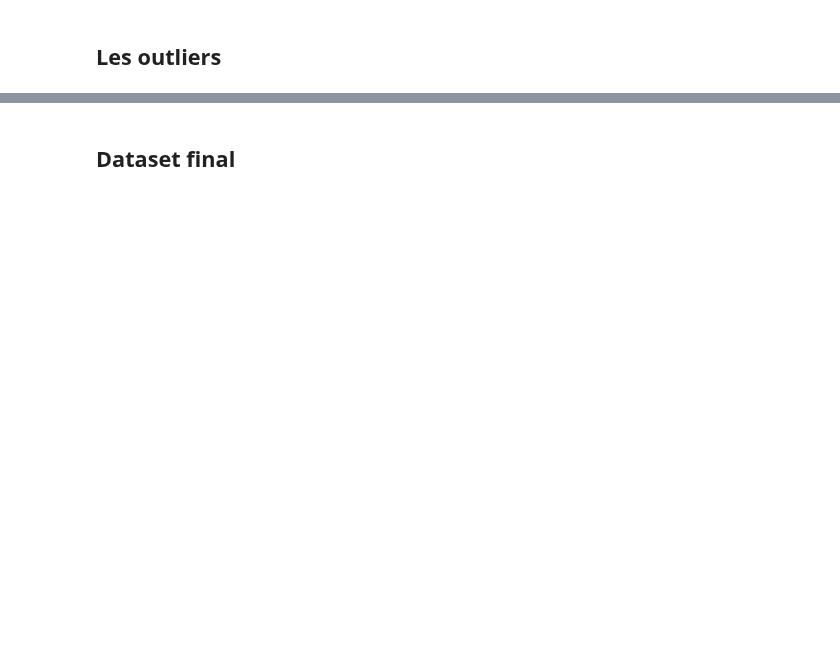
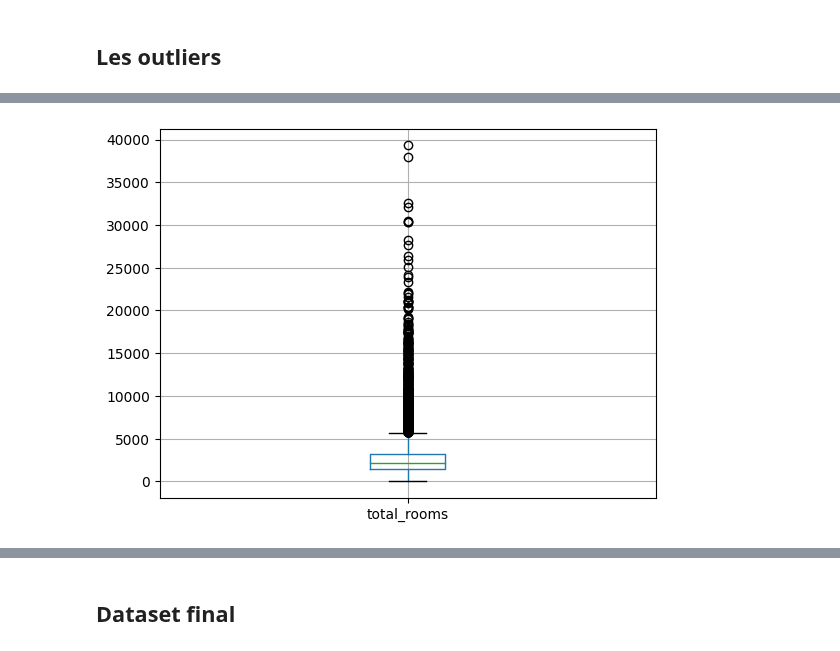
Before and after one commit to GuldenerCamille/immobilier_sillicon_valley, a Jupyter notebook: notebooks/notebook_EDA.ipynb, the cells around one changed output, grey strips where cells are left out. Cells and saved outputs as stored; diff of their text form; code cells hidden in the pictures; blank space fills up the shorter version.

```diff
--- a/notebooks/notebook_EDA.ipynb
+++ b/notebooks/notebook_EDA.ipynb
@@ -278,0 +329,8 @@ print(outliers)
+# %%
+# Boxplot de la colonne "total_rooms"
+df_immobilier.boxplot(column='total_rooms')
+
+# Afficher le plot
+plt.show()
+# %% [output]
+[figure, added]
```
Also changed, not shown: parts of 15 cells of this notebook.
